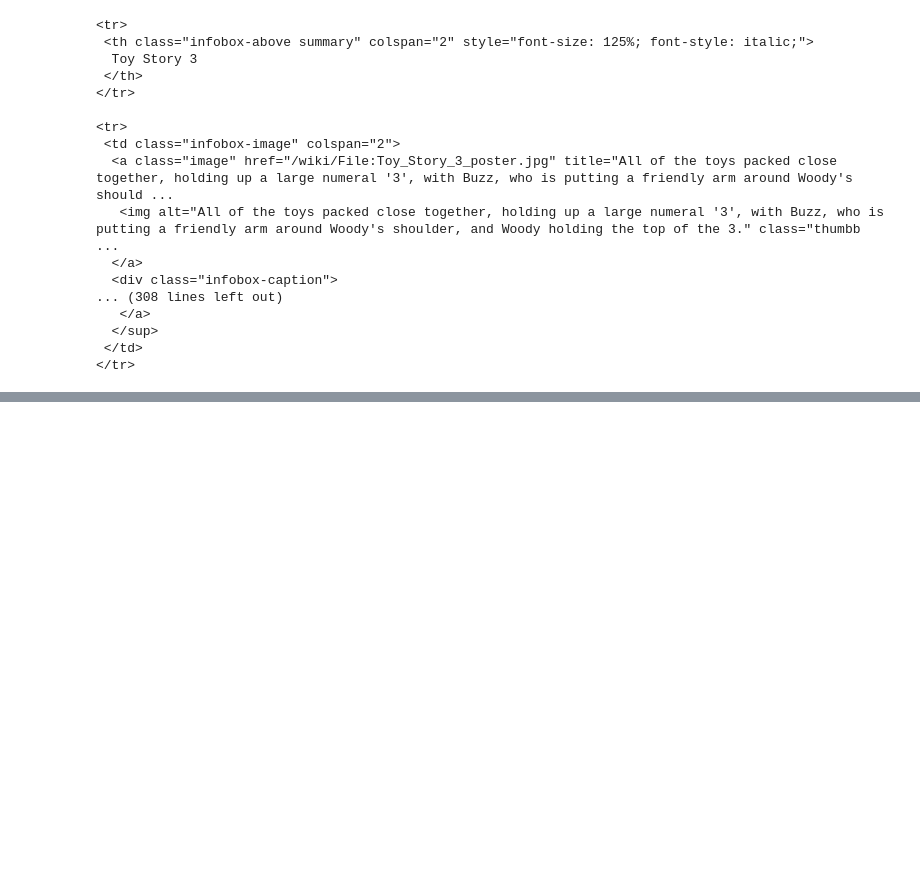
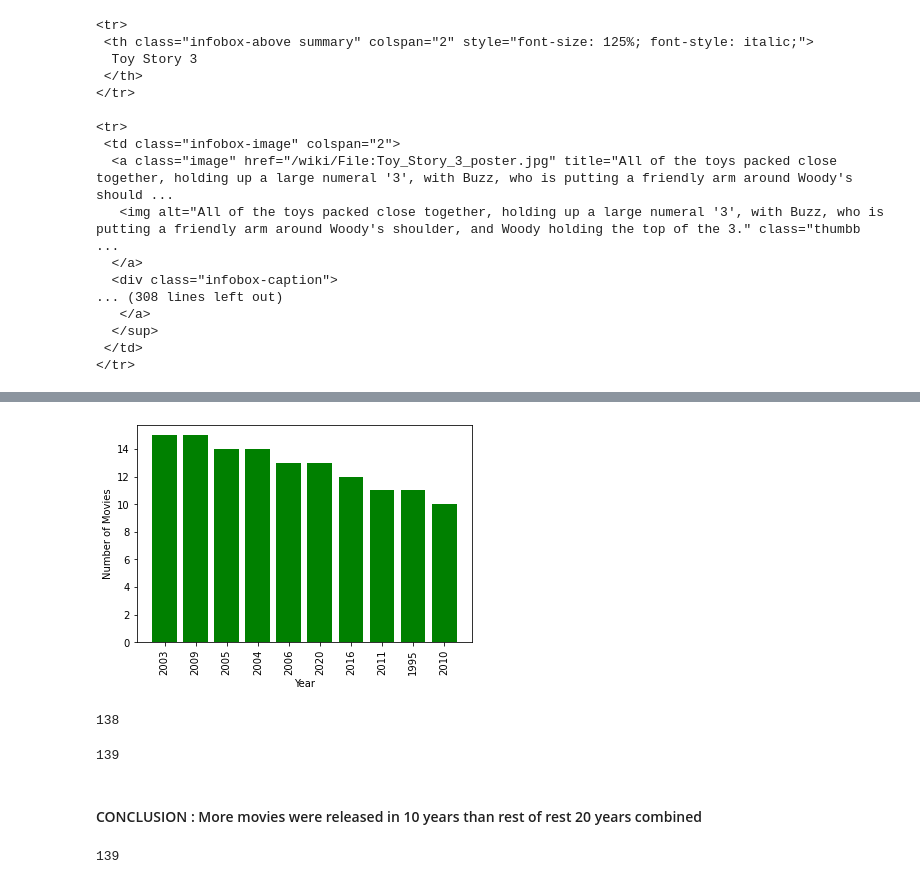
Before and after one commit to Newtanmukh/Python-projects, a Jupyter notebook: Real World Data Science/Yearwise Disney Movies Analysis.ipynb, the cells around one changed output, grey strips where cells are left out. Cells and saved outputs as stored; diff of their text form; code cells hidden in the pictures; blank space fills up the shorter version.

```diff
--- a/Real World Data Science/Toy Story 3 Data Analysis.ipynb
+++ b/Real World Data Science/Yearwise Disney Movies Analysis.ipynb
@@ -124,0 +395,8 @@ print(movie_info)
+# %%
+data=pd.read_csv('ok.csv')
+# %%
+def get_year(x):
+        return x.split(' ')[2]
+
+
+data['Release Year']=data['Release Date'].apply(lambda x:get_year(x))
@@ -124,0 +432,18 @@ print(movie_info)
+# %%
+plt.bar(list(data['Release Year'].value_counts()[0:10].keys()),(list(data['Release Year'].value_counts()[0:10])),color="g")
+plt.xticks(list(data['Release Year'].value_counts()[0:10].keys()),rotation='vertical',size=10)
+plt.xlabel('Year')
+plt.ylabel('Number of Movies')
+plt.show()
+# %% [output]
+[figure, added]
+# %%
+data['Release Year'].value_counts()[0:11].sum()
+# %% [output]
+138
+# %%
+data['Release Year'].value_counts()[12:30].sum()
+# %% [output]
+139
+# %% [markdown]
+#### CONCLUSION : More movies were released in 10 years than rest of rest 20 years combined
@@ -124,0 +452,4 @@ print(movie_info)
+# %%
+data['Release Year'].value_counts()[12:30].sum()
+# %% [output]
+139
```
Also changed, not shown: parts of 43 cells of this notebook, 3 other files.
